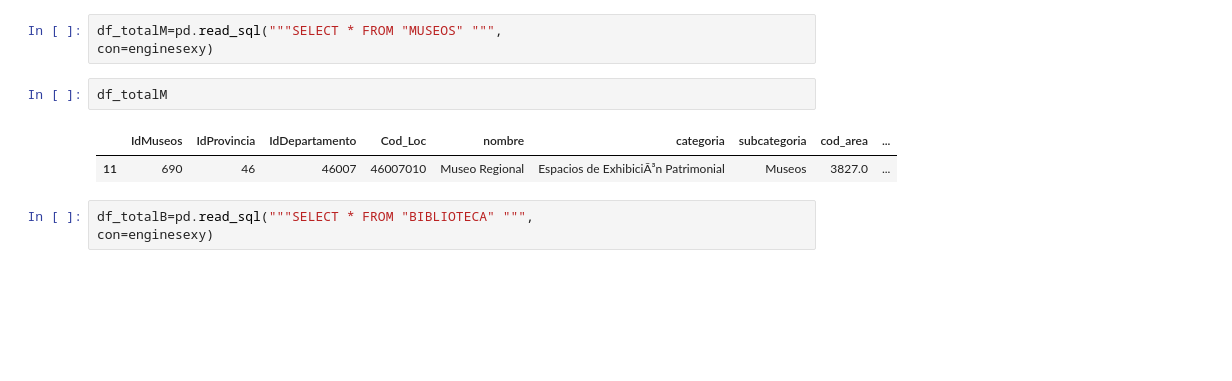
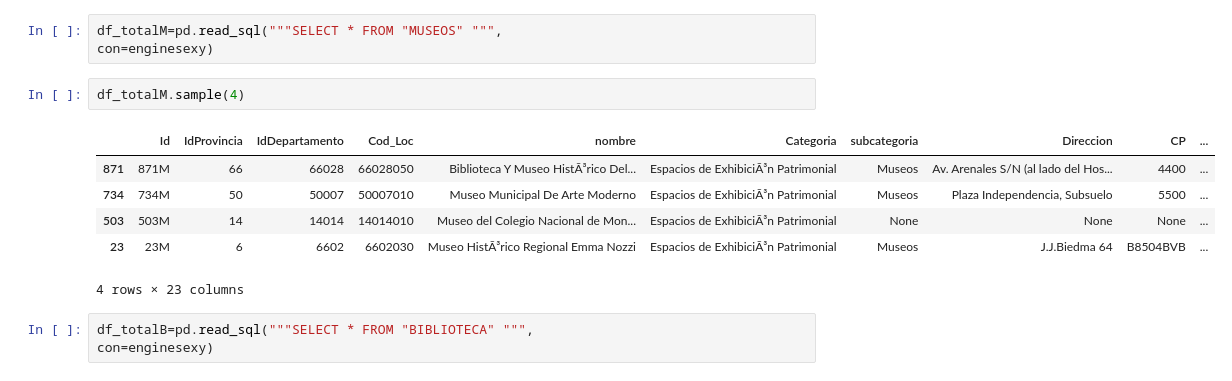
Before and after one commit to yesicadematos/Data-Analyst, a Jupyter notebook: prueba/resultado_total.ipynb, the cells around one changed output. Saved outputs shown, nothing was run; the diff lists cells and outputs as text; blank space fills up the shorter version.

Commit message:
gropby y correccion de columnas

```diff
--- a/prueba/resultado_total.ipynb
+++ b/prueba/resultado_total.ipynb
@@ -12,10 +30,14 @@ df_totalC
 df_totalM=pd.read_sql("""SELECT * FROM "MUSEOS" """,
 con=enginesexy)
 # %%
-df_totalM
+df_totalM.sample(4)
 # %% [output]
-|  | IdMuseos | IdProvincia | IdDepartamento | Cod_Loc | nombre | categoria | subcategoria | cod_area | ... |
-| 11 | 690 | 46 | 46007 | 46007010 | Museo Regional | Espacios de ExhibiciÃ³n Patrimonial | Museos | 3827.0 | ... |
+|  | Id | IdProvincia | IdDepartamento | Cod_Loc | nombre | Categoria | subcategoria | Direccion | CP | ... |
+| 871 | 871M | 66 | 66028 | 66028050 | Biblioteca Y Museo HistÃ³rico Del... | Espacios de ExhibiciÃ³n Patrimonial | Museos | Av. Arenales S/N (al lado del Hos... | 4400 | ... |
+| 734 | 734M | 50 | 50007 | 50007010 | Museo Municipal De Arte Moderno | Espacios de ExhibiciÃ³n Patrimonial | Museos | Plaza Independencia, Subsuelo | 5500 | ... |
+| 503 | 503M | 14 | 14014 | 14014010 | Museo del Colegio Nacional de Mon... | Espacios de ExhibiciÃ³n Patrimonial | None | None | None | ... |
+| 23 | 23M | 6 | 6602 | 6602030 | Museo HistÃ³rico Regional Emma Nozzi | Espacios de ExhibiciÃ³n Patrimonial | Museos | J.J.Biedma 64 | B8504BVB | ... |
+4 rows × 23 columns
 # %%
 df_totalB=pd.read_sql("""SELECT * FROM "BIBLIOTECA" """,
 con=enginesexy)
```
Also changed, not shown: parts of 17 cells of this notebook, 3 other files.
